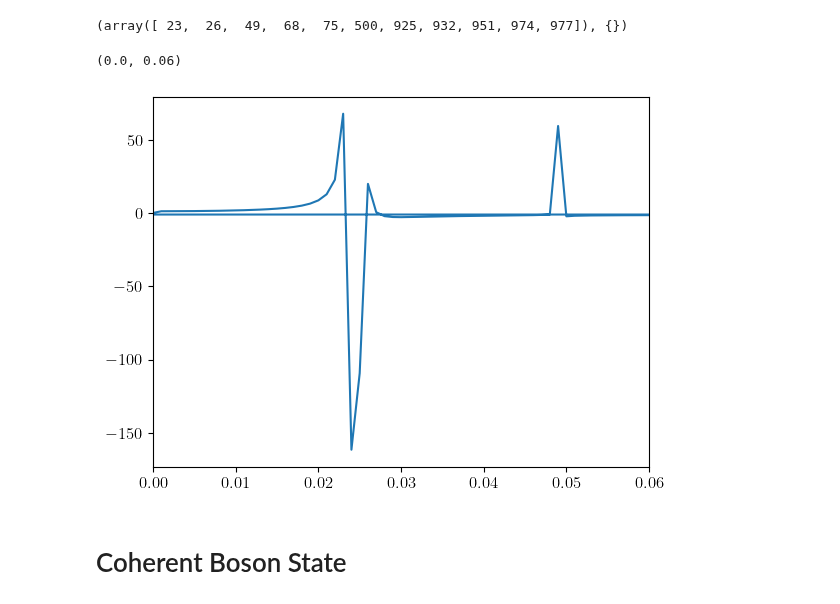
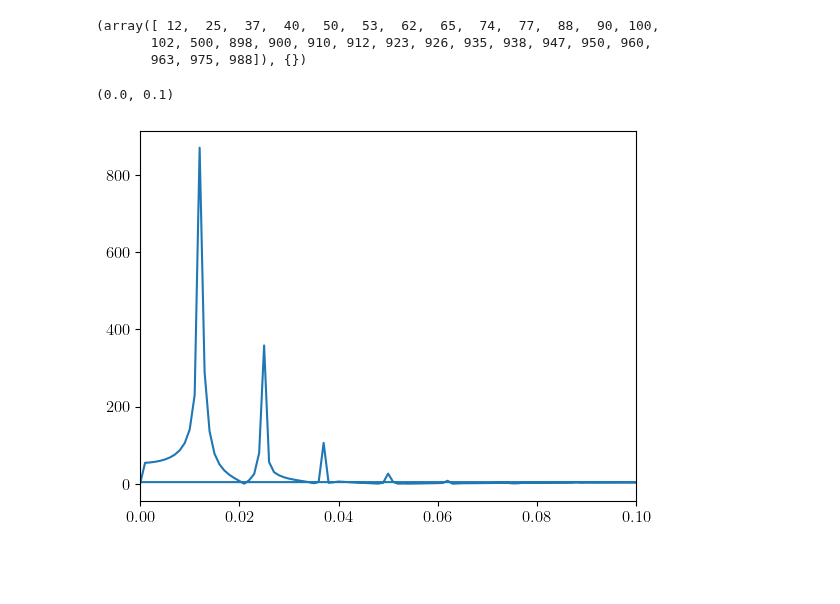
Before and after one commit to cgustin99/OpenParticle, a Jupyter notebook: models/Yukawa/static_yukawa_sv_sim.ipynb, the cells around one changed output. Cells and saved outputs as stored; diff of their text form; code cells hidden in the pictures; blank space fills up the shorter version.

Commit message:
Plots

```diff
--- a/models/Yukawa/static_yukawa_sv_sim.ipynb
+++ b/models/Yukawa/static_yukawa_sv_sim.ipynb
@@ -98,7 +98,0 @@ def trotterized_unitary(Ef, Eb, g, t, Lambda):
-# %%
-U = trotterized_unitary(Ef, Eb, g, t, Lambda)
-
-single_fermion_state = Fock([0], [], []).to_qubit_state(max_fermionic_mode=0).to_sparse_matrix.toarray()
-no_boson_state = np.zeros((Lambda + 1, 1)).reshape(-1, 1)
-no_boson_state[0] = 1
-statevector = np.kron(single_fermion_state, no_boson_state)
@@ -165,13 +98,0 @@ array([[0.+0.j],
-# %%
-num_fermion_list = []
-num_boson_list = []
-
-t_arr = np.linspace(0,100,1000)
-
-for t in t_arr:
-
-    evolved_statevector = evolve_statevector(t, Ef, Eb, g, Lambda, statevector)
-    num_fermion = evolved_statevector.T.conjugate() @ padded_number_operator_ferm_matrix @ evolved_statevector
-    num_boson = evolved_statevector.T.conjugate() @ padded_number_operator_bose_matrix @ evolved_statevector
-    num_fermion_list.append(num_fermion[0].real)
-    num_boson_list.append(num_boson[0].real)
@@ -191,0 +131,12 @@ array([2.44179836])
+# %%
+fermion_state = np.array([[0, 1]]).reshape(-1, 1)
+boson_state = np.zeros(Lambda + 1).reshape(-1, 1)
+boson_state[0] = 1
+
+statevector = np.kron(
+    fermion_state,
+    boson_state
+)
+
+t_arr = np.arange(0, 100, 0.1)
+expvals = compute_expectations(statevector, t_arr, Ef, Eb, g, Lambda)
@@ -192,16 +160,18 @@ array([2.44179836])
 # %%
 # freq_arr = np.fft.fftfreq(len(t_arr), d=t_arr[1] - t_arr[0])
-T = 60
+
 N = len(t_arr)
 freq_arr = np.fft.fftfreq(N)
-fft_arr = scipy.fft.fft(np.array(num_boson_list).T[0] - np.average(num_boson_list)).real
 
-print(scipy.signal.find_peaks(fft_arr))
-plt.plot(freq_arr, fft_arr)
-plt.xlim(0, T/N)
+
+fft_arr = scipy.fft.fft(np.array(expvals[1]).T[0] - np.average(expvals[1])).real
+
+print(scipy.signal.find_peaks(np.abs(fft_arr)))
+plt.plot(freq_arr, np.abs(fft_arr))
+plt.xlim(0, 0.1)
 # %% [output]
-(array([ 23,  26,  49,  68,  75, 500, 925, 932, 951, 974, 977]), {})
+(array([ 12,  25,  37,  40,  50,  53,  62,  65,  74,  77,  88,  90, 100,
+       102, 500, 898, 900, 910, 912, 923, 926, 935, 938, 947, 950, 960,
+       963, 975, 988]), {})
-(0.0, 0.06)
+(0.0, 0.1)
-[figure, old version]
+[figure, new version]
-# %% [markdown]
-# Coherent Boson State
```
Also changed, not shown: parts of 28 cells of this notebook.
